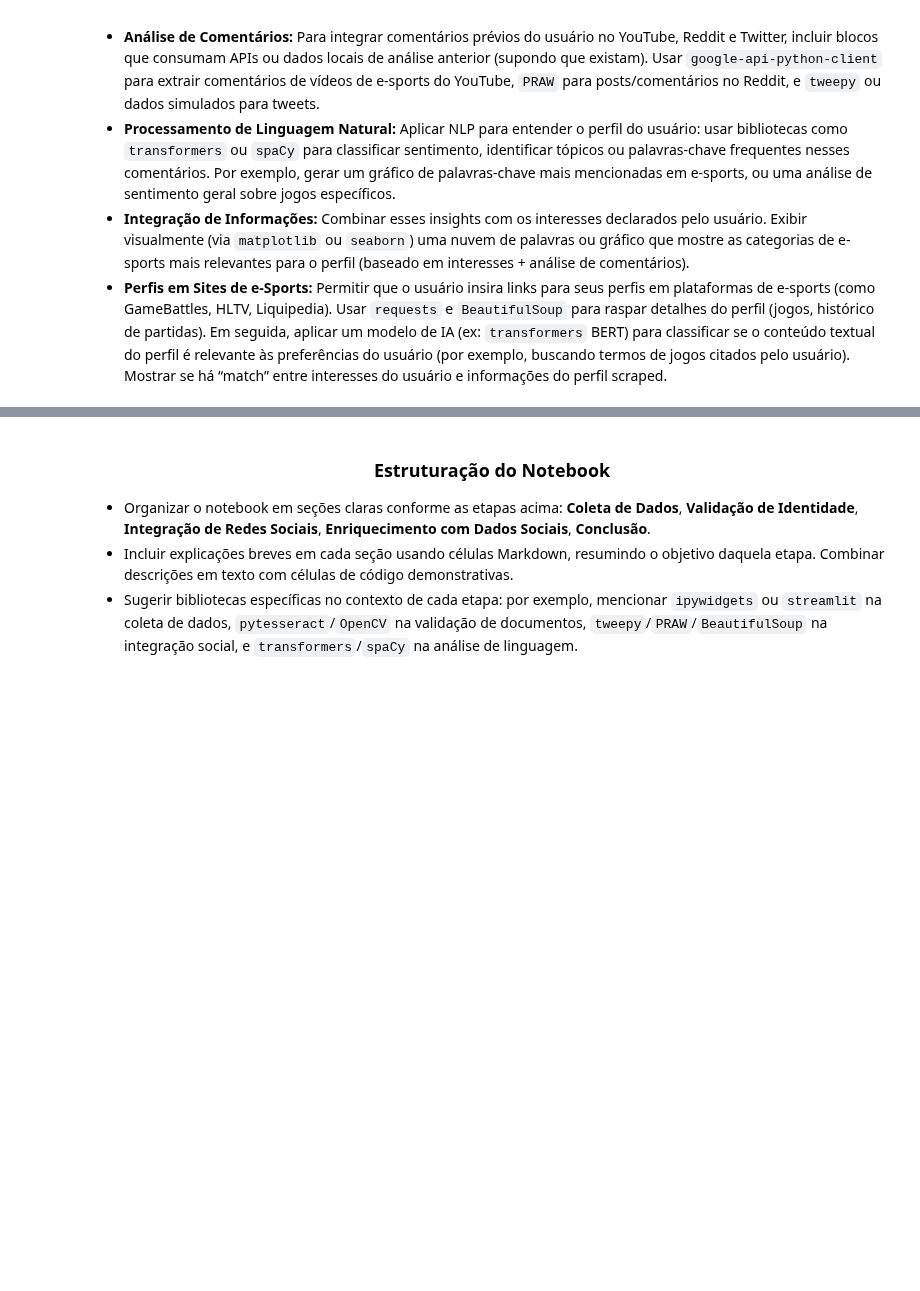
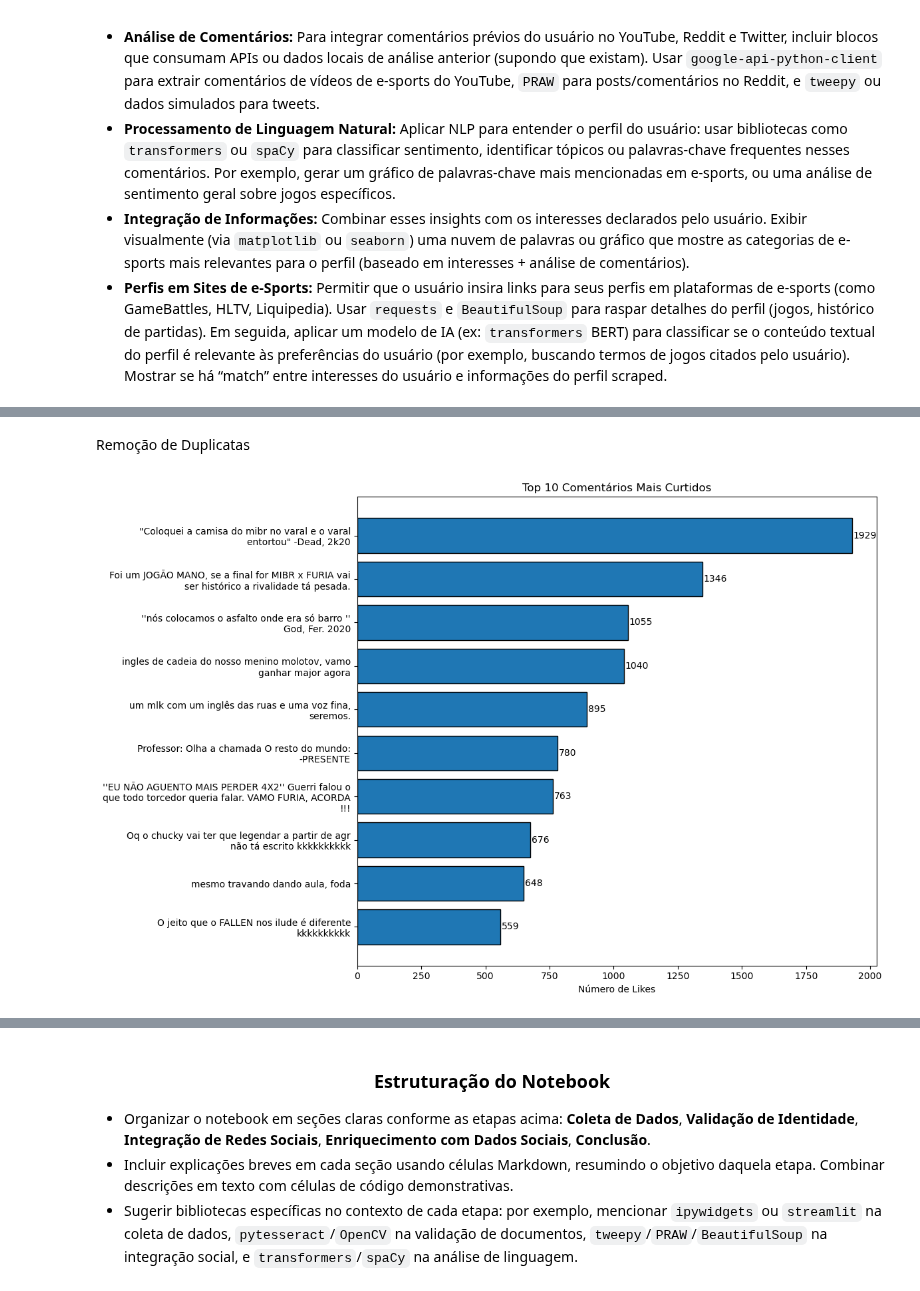
Before and after one commit to LMolinaro01/FURIA_KnowYourFan, a Jupyter notebook: main.ipynb, the cells around one changed output, grey strips where cells are left out. Cells and saved outputs as stored; diff of their text form; code cells hidden in the pictures; blank space fills up the shorter version.

Commit message:
Visualização (Youtube Geral)

```diff
--- a/main.ipynb
+++ b/main.ipynb
@@ -1014,7 +1014,7 @@ import os
 
 query = "FURIA OR Fallen OR KSCERATO OR yuurih OR molodoy OR skullz OR chelo OR fNb OR Goot OR Envy OR RedBert OR Fntzy OR R4re OR Handyy OR KDS OR yanxnz OR Lostt OR nzr OR Khalil OR havoc OR xand OR mwzera OR Xeratricky OR Pandxrz OR HisWattson"
 
-subreddits = ["GlobalOffensive", "csgo", "VALORANT", "cs2", "cblol", "LolEsports", "ValorantCompetitive", "VCT"]
+subreddits = ["GlobalOffensive", "csgo", "VALORANT", "cs2", "cblol", "LolEsports", "ValorantCompetitive", "VCT", "R6ProLeague"]
 limit = 50
 
 resultados = []
@@ -1057,9 +1057,20 @@ if not os.path.exists(pasta):
 arquivo_json = os.path.join(pasta, "posts_furia_reddit.json")
 
 # Salva em JSON
+# Verifica se o arquivo já existe e carrega os dados antigos
+if os.path.exists(arquivo_json):
+    with open(arquivo_json, "r", encoding="utf-8") as f:
+        dados_existentes = json.load(f)
+else:
+    dados_existentes = []
+
+# Junta os dados antigos com os novos
+dados_atuaisizados = dados_existentes + resultados
+
+# Salva todos os dados no JSON
 with open(arquivo_json, "w", encoding="utf-8") as f:
-    json.dump(resultados, f, indent=4, ensure_ascii=False)
-    print("Dados salvos.")
+    json.dump(dados_atuaisizados, f, indent=4, ensure_ascii=False)
+    print("Novos dados adicionados ao JSON.")
 # %% [markdown]
 <div style="text-align: center;"> <h3>Enriquecimento de Perfil com Dados Sociais e Multimídia</h3> </div>
 
@@ -1069,0 +1090,2 @@ with open(arquivo_json, "w", encoding="utf-8") as f:
+# %% [markdown]
+Remoção de Duplicatas
@@ -1069,0 +1134,34 @@ with open(arquivo_json, "w", encoding="utf-8") as f:
+# %%
+import pandas as pd
+import matplotlib.pyplot as plt
+import textwrap
+
+# 1. Carrega o JSON em DataFrame
+df = pd.read_json('form_data/comentarios_video.json')
+
+# 2. Ordena pelo número de likes e pega os top N (ajuste N se quiser mais/menos)
+N = 10
+top_comments = df.sort_values('likes', ascending=False).head(N)
+
+# 3. Prepara os rótulos: quebra linhas para caber melhor no gráfico
+wrapped_texts = [
+    textwrap.fill(text, width=50)
+    for text in top_comments['text']
+]
+
+# 4. Plota gráfico de barras horizontais com o texto do comentário
+plt.figure(figsize=(12, 8))
+plt.barh(range(N), top_comments['likes'], edgecolor='black')
+plt.yticks(range(N), wrapped_texts)
+plt.xlabel('Número de Likes')
+plt.title(f'Top {N} Comentários Mais Curtidos')
+plt.gca().invert_yaxis()  # Inverte o eixo para o comentário mais curtido ficar no topo
+
+# 5. Anotações com o número exato de likes ao final de cada barra
+for i, like in enumerate(top_comments['likes']):
+    plt.text(like + 5, i, str(like), va='center')
+
+plt.tight_layout()
+plt.show()
+# %% [output]
+[figure, added]
```
Also changed, not shown: parts of 8 cells of this notebook.
